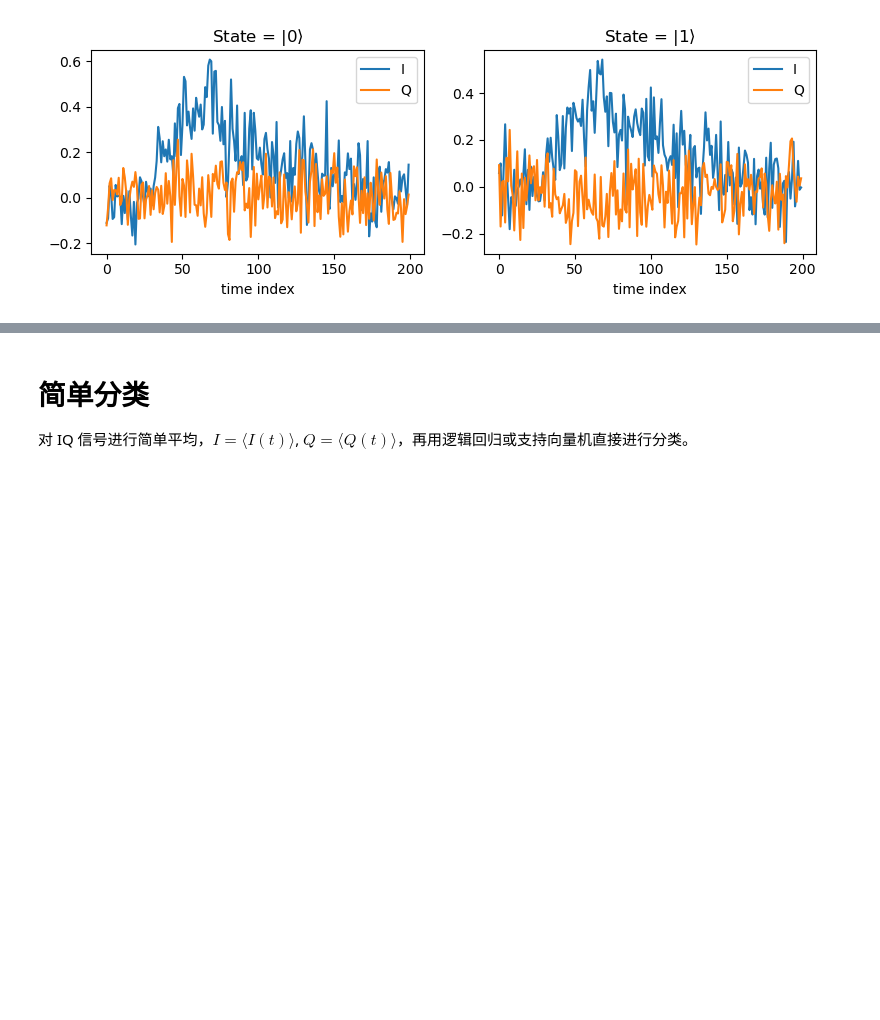
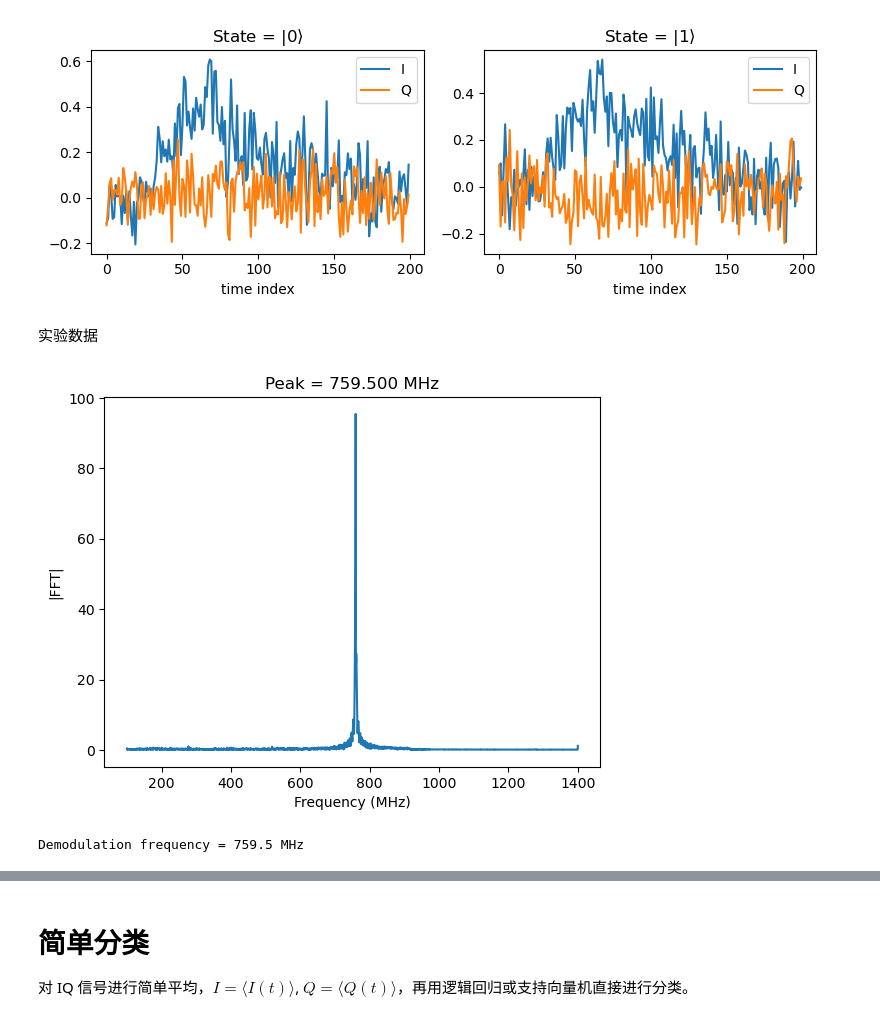
Before and after one commit to coding-xyz/qpu-gpu-co-processing, a Jupyter notebook: test_readout.ipynb, the cells around one changed output, grey strips where cells are left out. Saved outputs shown, nothing was run; the diff lists cells and outputs as text; code cells hidden in the pictures; blank space fills up the shorter version.

Commit message:
add support for experiment data

```diff
--- a/test_readout.ipynb
+++ b/test_readout.ipynb
@@ -113,3 +113,57 @@ plt.tight_layout()
 plt.show()
 # %% [output]
 [figure]
+# %% [markdown]
+实验数据
+# %%
+import os
+import numpy as np
+
+dir = "data/readout_data"
+f = {k: sorted(os.listdir(os.path.join(dir, k))) for k in ["0","1"]}
+
+def read_data(p, k):
+    r = np.load(os.path.join(dir,k,p), allow_pickle=True)
+    return r["data"][1][0][0][0].real
+
+x0 = np.concatenate([read_data(x, "0") for x in f["0"]], axis=0)
+x1 = np.concatenate([read_data(x, "1") for x in f["1"]], axis=0)
+
+x = np.concatenate([x0, x1], axis=0)
+y = np.concatenate([np.zeros(x0.shape[0]), np.ones(x1.shape[0])])
+# %%
+def find_demod_freq(X_train, fs, fmin=1e6, fmax=1.5e9, plot=True):
+    """
+    X_train: (B, T) real
+    fs: sampling rate (Hz)
+    fmin,fmax: search band
+    return: f_peak (Hz)
+    """
+    X = np.asarray(X_train, dtype=np.float64)
+
+    x_mean = X.mean(axis=0)
+    x_mean = x_mean - x_mean.mean()   # 去DC
+
+    F = np.fft.rfft(x_mean)
+    freq = np.fft.rfftfreq(len(x_mean), d=1/fs)
+    amp = np.abs(F)
+
+    mask = (freq >= fmin) & (freq <= fmax)
+    f_peak = freq[mask][np.argmax(amp[mask])]
+
+    if plot:
+        plt.figure()
+        plt.plot(freq[mask]/1e6, amp[mask])
+        plt.xlabel("Frequency (MHz)")
+        plt.ylabel("|FFT|")
+        plt.title(f"Peak = {f_peak/1e6:.3f} MHz")
+        plt.show()
+
+    return f_peak
+
+fs = 2.8e9
+f_demod = find_demod_freq(X_train, fs, fmin=100e6, fmax=1.5e9)
+print("Demodulation frequency =", f_demod/1e6, "MHz")
+# %% [output]
+[figure, added]
+Demodulation frequency = 759.5 MHz
```
Also changed, not shown: parts of 3 cells of this notebook, 3 other files.
